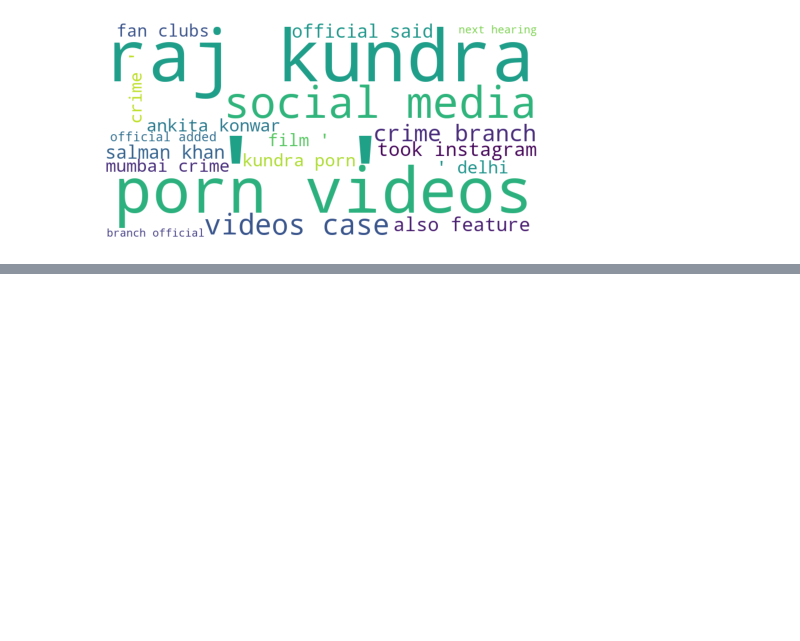
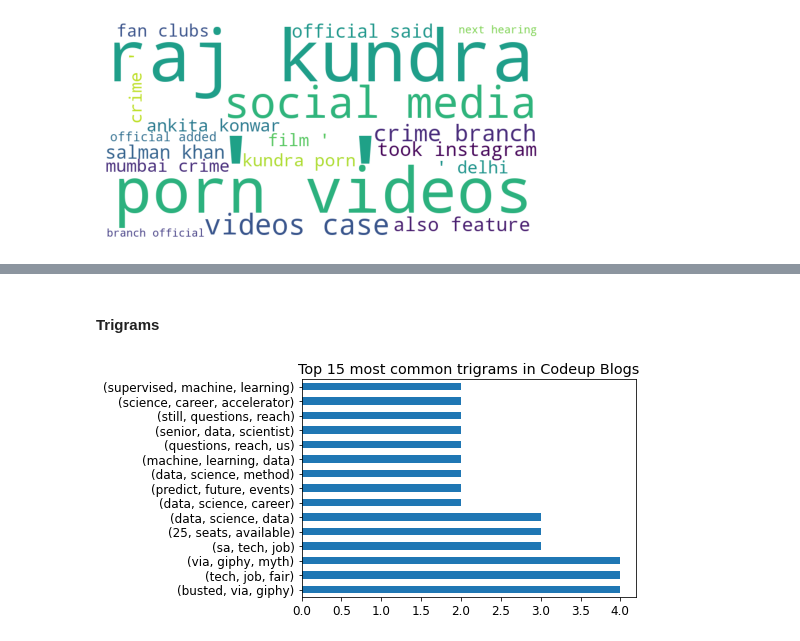
Before and after one commit to ForrestMccrosky/natural-language-processing-exercises, a Jupyter notebook: explore_NLP.ipynb, the cells around one changed output, grey strips where cells are left out. Drawn from its saved outputs; the diff is of its cells as text; code cells hidden in the pictures; blank space fills up the shorter version.

```diff
--- a/explore_NLP.ipynb
+++ b/explore_NLP.ipynb
@@ -501,0 +606,8 @@ plt.show()
+# %% [markdown]
+#### Trigrams
+# %%
+pd.Series(nltk.trigrams(all_words.split())).value_counts().head(15).plot.barh()
+plt.title('Top 15 most common trigrams in Codeup Blogs')
+None
+# %% [output]
+[figure, added]
```
Also changed, not shown: parts of 14 cells of this notebook.
